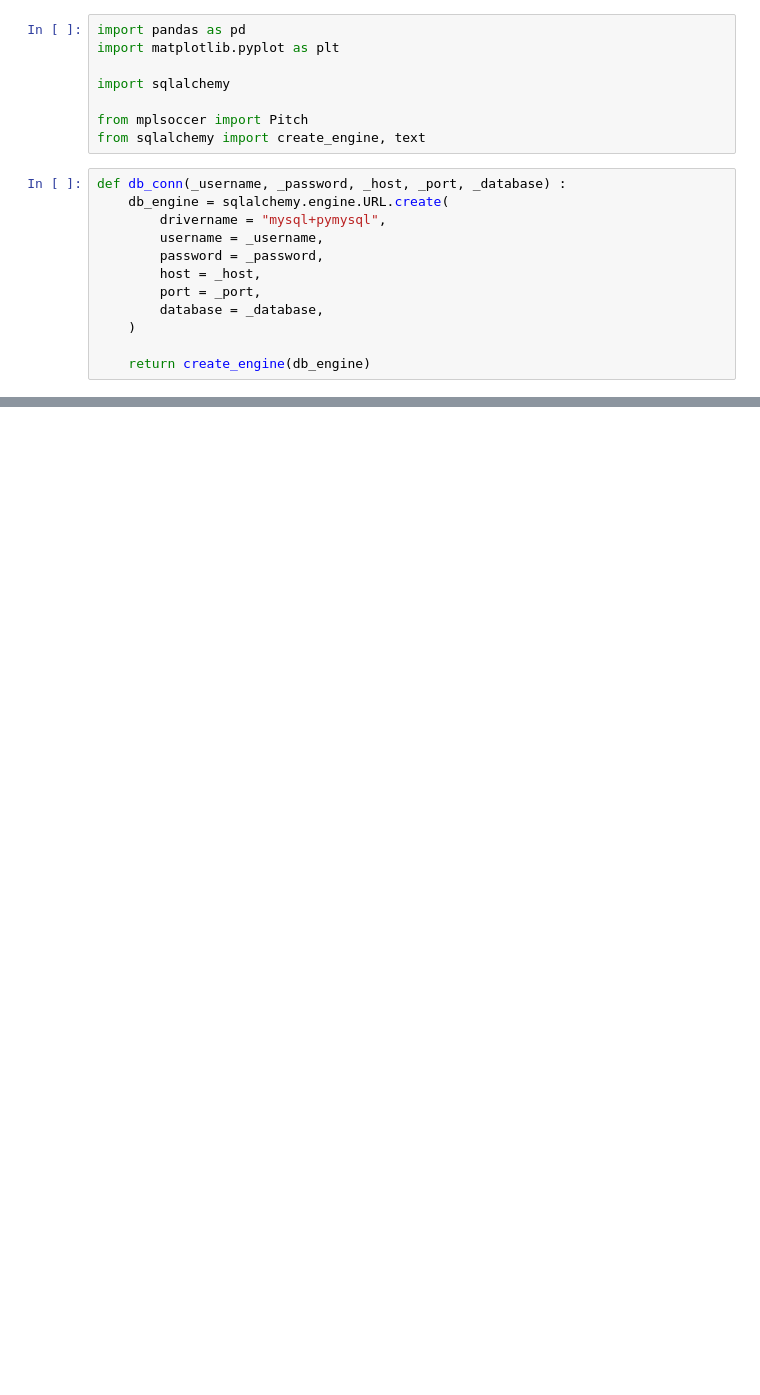
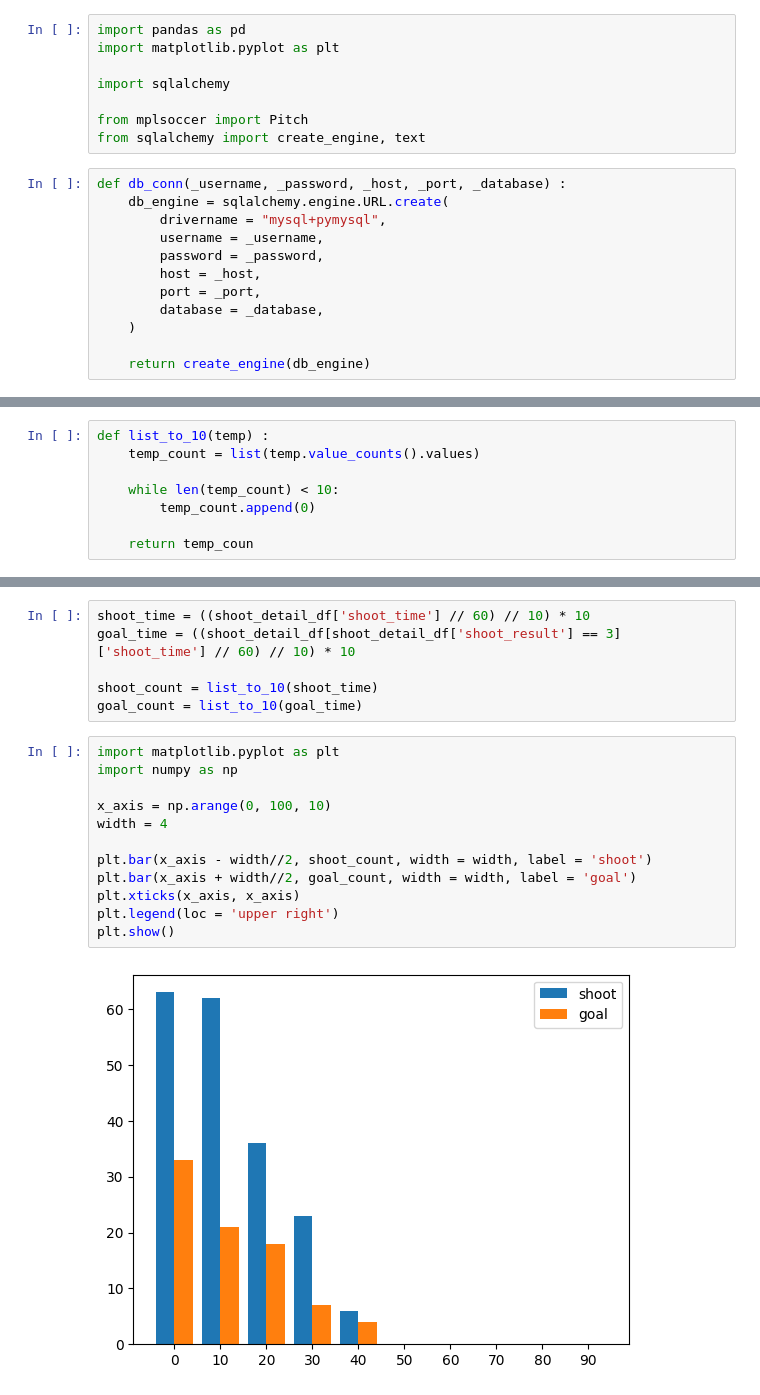
Before and after one commit to dohyun96305/Side_Proj_FCO, a Jupyter notebook: temp_folder/Jupyter_Notebook/shoot_user_visualization.ipynb, the cells around one changed output, grey strips where cells are left out. Drawn from its saved outputs; the diff is of its cells as text; blank space fills up the shorter version.

Commit message:
Feat : Add shoot_user_detail visualization - Visual about shoot_goal_time_bar - Visual about shoot_assist_heatmap

```diff
--- a/temp_folder/Jupyter_Notebook/shoot_user_visualization.ipynb
+++ b/temp_folder/Jupyter_Notebook/shoot_user_visualization.ipynb
@@ -69,0 +56,8 @@ plt.show()
+# %%
+def list_to_10(temp) :
+    temp_count = list(temp.value_counts().values)
+
+    while len(temp_count) < 10:
+        temp_count.append(0)
+
+    return temp_coun
@@ -69,0 +76,20 @@ plt.show()
+# %%
+shoot_time = ((shoot_detail_df['shoot_time'] // 60) // 10) * 10
+goal_time = ((shoot_detail_df[shoot_detail_df['shoot_result'] == 3]['shoot_time'] // 60) // 10) * 10
+
+shoot_count = list_to_10(shoot_time)
+goal_count = list_to_10(goal_time)
+# %%
+import matplotlib.pyplot as plt
+import numpy as np
+
+x_axis = np.arange(0, 100, 10)
+width = 4
+
+plt.bar(x_axis - width//2, shoot_count, width = width, label = 'shoot')
+plt.bar(x_axis + width//2, goal_count, width = width, label = 'goal')
+plt.xticks(x_axis, x_axis)
+plt.legend(loc = 'upper right')
+plt.show()
+# %% [output]
+[figure, added]
```
Also changed, not shown: parts of 8 cells of this notebook, 1 other file.
